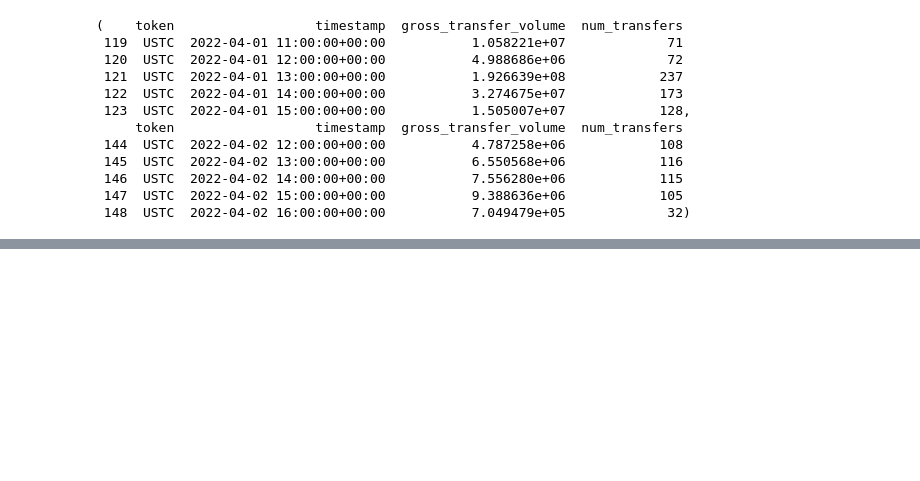
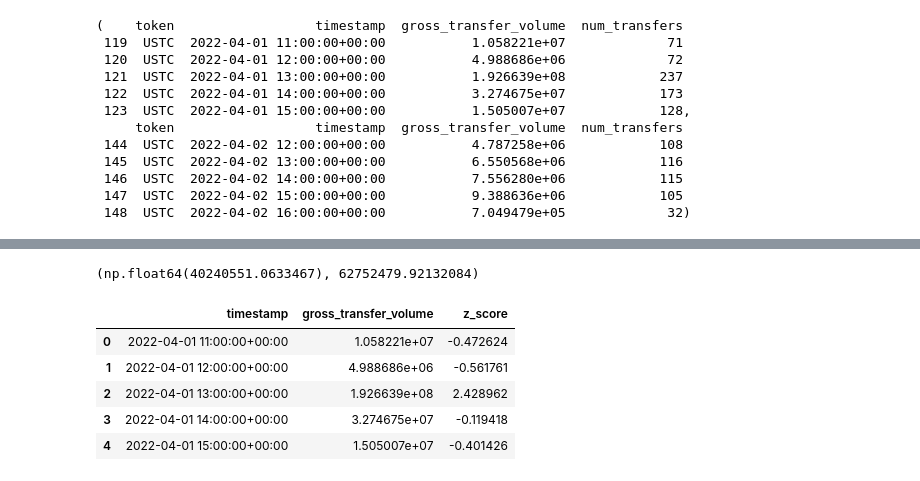
Before and after one commit to dextertan89/Dab-a-thon, a Jupyter notebook: notebooks/02_terra_run_onset.ipynb, the cells around one changed output, grey strips where cells are left out. Drawn from its saved outputs; the diff is of its cells as text; code cells hidden in the pictures; blank space fills up the shorter version.

```diff
--- a/notebooks/02_terra_run_onset.ipynb
+++ b/notebooks/02_terra_run_onset.ipynb
@@ -31,0 +56,23 @@ ustc.head(), ustc.tail()
+# %%
+mu = baseline["gross_transfer_volume"].mean()
+sigma = baseline["gross_transfer_volume"].std(ddof=0)
+
+mu, sigma
+# %% [output]
+(np.float64(40240551.0633467), 62752479.92132084)
+# %%
+if sigma == 0:
+    sigma = 1.0
+
+ustc["z_score"] = (
+    ustc["gross_transfer_volume"] - mu
+) / sigma
+
+ustc[["timestamp", "gross_transfer_volume", "z_score"]].head()
+# %% [output]
+|  | timestamp | gross_transfer_volume | z_score |
+| 0 | 2022-04-01 11:00:00+00:00 | 1.058221e+07 | -0.472624 |
+| 1 | 2022-04-01 12:00:00+00:00 | 4.988686e+06 | -0.561761 |
+| 2 | 2022-04-01 13:00:00+00:00 | 1.926639e+08 | 2.428962 |
+| 3 | 2022-04-01 14:00:00+00:00 | 3.274675e+07 | -0.119418 |
+| 4 | 2022-04-01 15:00:00+00:00 | 1.505007e+07 | -0.401426 |
```
Also changed, not shown: parts of 10 cells of this notebook, 1 other file.
